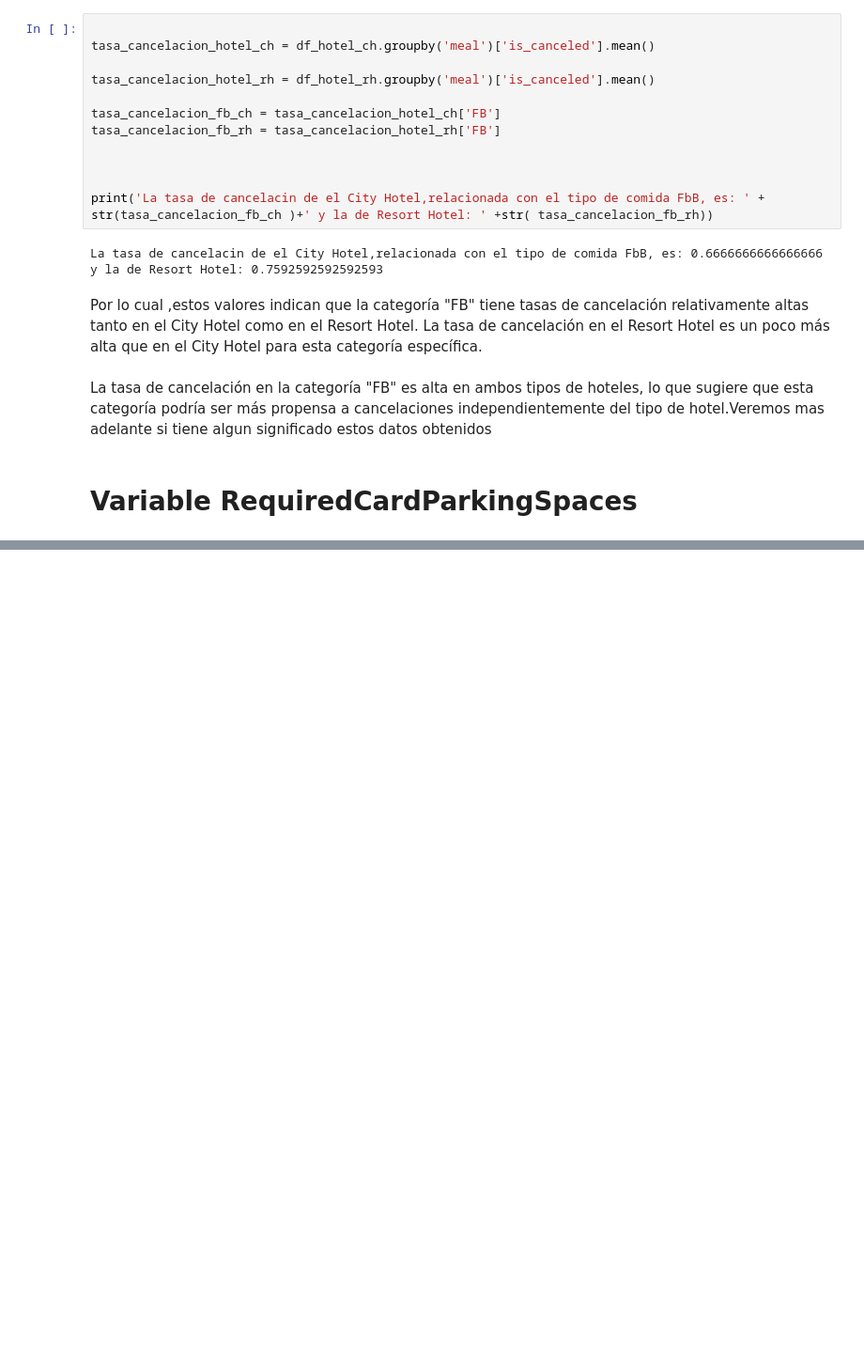
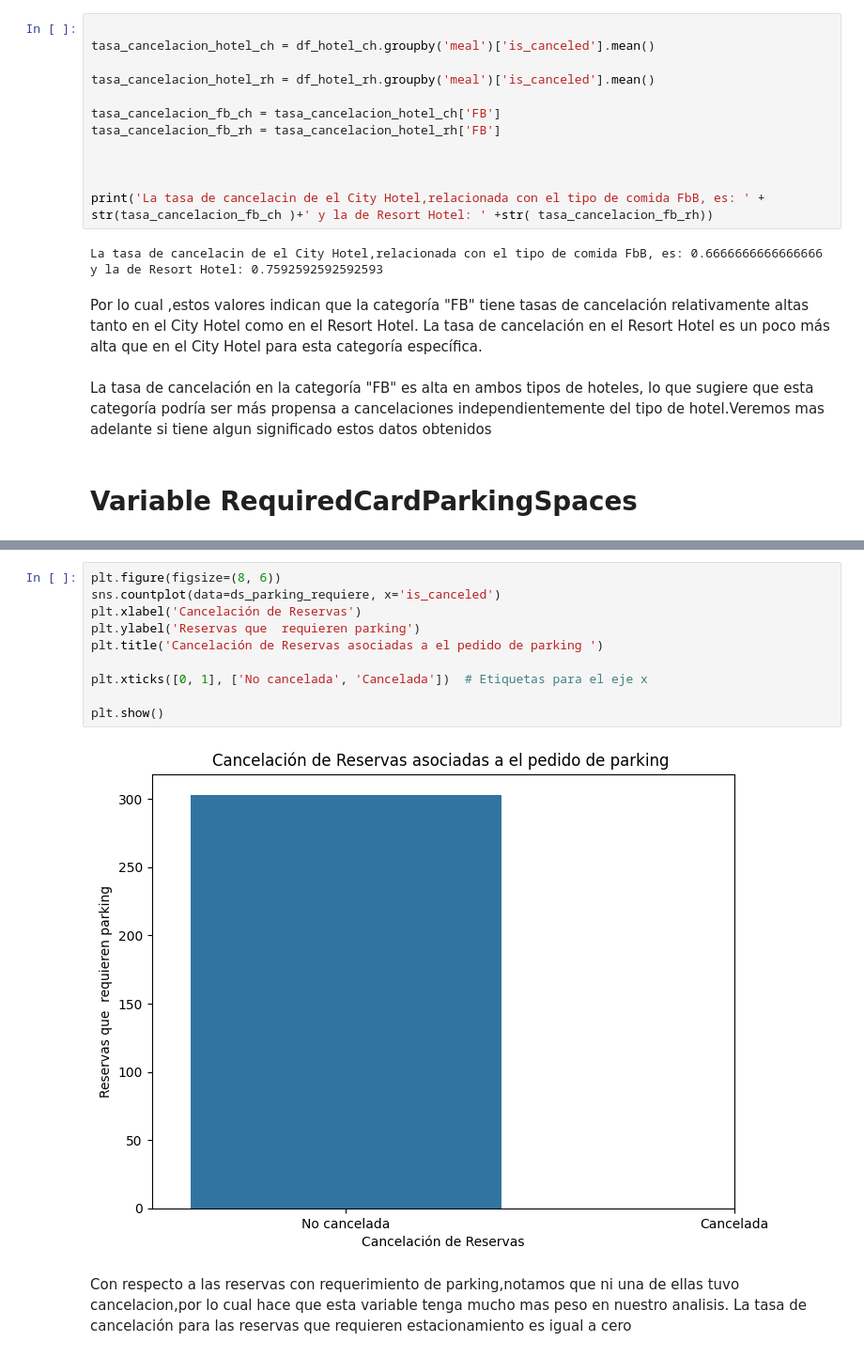
Before and after one commit to juanignaciogiacobbe/7506R-2C2023-GRUPO15, a Jupyter notebook: 7506R_TP1_GRUPO15_CHP1_ENTREGA.ipynb, the cells around one changed output, grey strips where cells are left out. Shown at 94% size. Drawn from its saved outputs; the diff is of its cells as text; blank space fills up the shorter version.

```diff
--- a/7506R_TP1_GRUPO15_CHP1_ENTREGA.ipynb
+++ b/7506R_TP1_GRUPO15_CHP1_ENTREGA.ipynb
@@ -1311,0 +1368,15 @@ Mi hipotesis antes de comenzar con el analisis,es que el tipo de comida no tiene
+# %%
+plt.figure(figsize=(8, 6))
+sns.countplot(data=ds_parking_requiere, x='is_canceled')
+plt.xlabel('Cancelación de Reservas')
+plt.ylabel('Reservas que  requieren parking')
+plt.title('Cancelación de Reservas asociadas a el pedido de parking ')
+
+plt.xticks([0, 1], ['No cancelada', 'Cancelada'])  # Etiquetas para el eje x
+
+plt.show()
+# %% [output]
+[figure, added]
+# %% [markdown]
+Con respecto a las reservas con requerimiento de parking,notamos que ni una de ellas tuvo cancelacion,por lo cual hace que esta variable tenga mucho mas peso en nuestro analisis.
+La tasa de cancelación para las reservas que requieren estacionamiento es igual a cero
```
Also changed, not shown: parts of 13 cells of this notebook.
